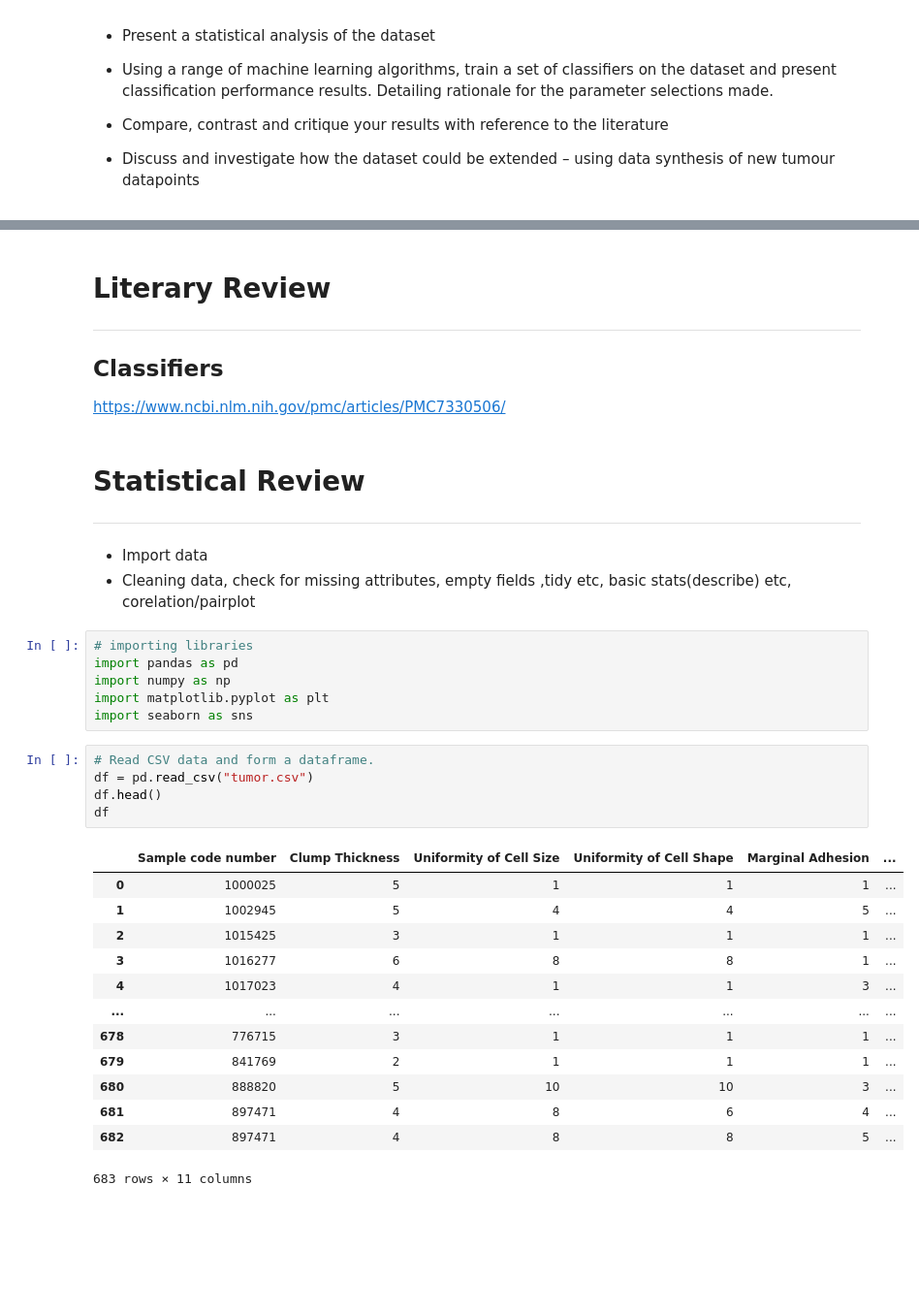
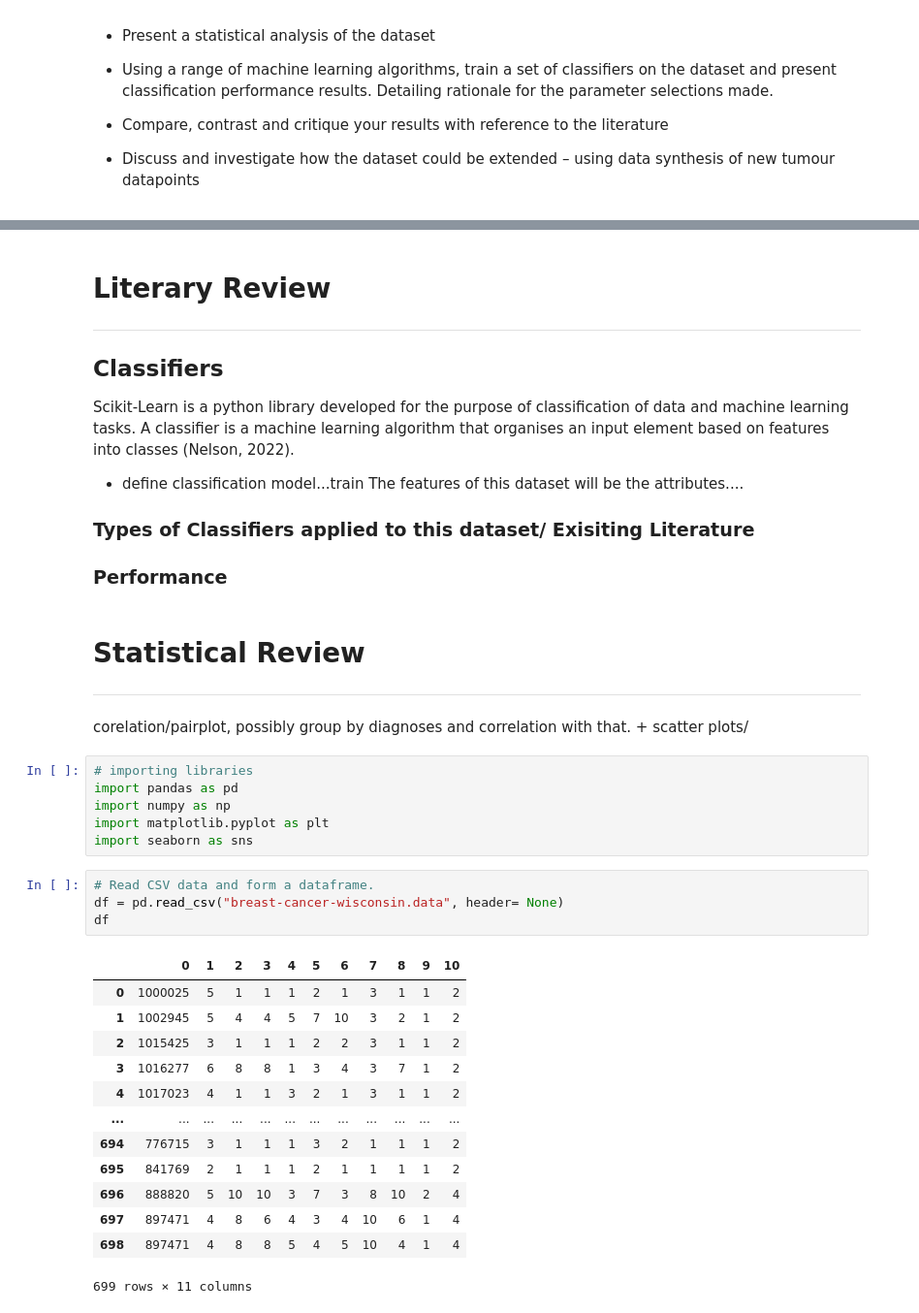
Before and after one commit to kalamkitty/ProgDA_project-2, a Jupyter notebook: PDFA Project 2.ipynb, the cells around one changed output, grey strips where cells are left out. Shown at 97% size. Cells and saved outputs as stored; diff of their text form; blank space fills up the shorter version.

Commit message:
added more to stat analysis, updated data set

```diff
--- a/PDFA Project 2.ipynb
+++ b/PDFA Project 2.ipynb
@@ -50,13 +52,18 @@ I have downloaded the dataset from Kaggle. [Link](https://www.kaggle.com/dataset
 ***
 
 ## Classifiers
+Scikit-Learn is a python library developed for the purpose of classification of data and machine learning tasks. A classifier is a machine learning algorithm that organises an input element based on features into classes (Nelson, 2022).
 
-https://www.ncbi.nlm.nih.gov/pmc/articles/PMC7330506/
+* define classification model...train
+The features of this dataset will be the attributes....
+
+### Types of Classifiers applied to this dataset/ Exisiting Literature
+
+### Performance
 # %% [markdown]
 # Statistical Review
 ***
-- Import data
-- Cleaning data, check for missing attributes, empty fields ,tidy etc, basic stats(describe) etc, corelation/pairplot
+corelation/pairplot, possibly group by diagnoses and correlation with that. + scatter plots/
 # %%
 # importing libraries
 import pandas as pd
@@ -65,20 +72,19 @@ import matplotlib.pyplot as plt
 import seaborn as sns
 # %%
 # Read CSV data and form a dataframe.
-df = pd.read_csv("tumor.csv")
-df.head()
+df = pd.read_csv("breast-cancer-wisconsin.data", header= None)
 df
 # %% [output]
-|  | Sample code number | Clump Thickness | Uniformity of Cell Size | Uniformity of Cell Shape | Marginal Adhesion | ... |
-| 0 | 1000025 | 5 | 1 | 1 | 1 | ... |
-| 1 | 1002945 | 5 | 4 | 4 | 5 | ... |
-| 2 | 1015425 | 3 | 1 | 1 | 1 | ... |
-| 3 | 1016277 | 6 | 8 | 8 | 1 | ... |
-| 4 | 1017023 | 4 | 1 | 1 | 3 | ... |
-| ... | ... | ... | ... | ... | ... | ... |
-| 678 | 776715 | 3 | 1 | 1 | 1 | ... |
-| 679 | 841769 | 2 | 1 | 1 | 1 | ... |
-| 680 | 888820 | 5 | 10 | 10 | 3 | ... |
-| 681 | 897471 | 4 | 8 | 6 | 4 | ... |
-| 682 | 897471 | 4 | 8 | 8 | 5 | ... |
+|  | 0 | 1 | 2 | 3 | 4 | 5 | 6 | 7 | 8 | 9 | 10 |
+| 0 | 1000025 | 5 | 1 | 1 | 1 | 2 | 1 | 3 | 1 | 1 | 2 |
+| 1 | 1002945 | 5 | 4 | 4 | 5 | 7 | 10 | 3 | 2 | 1 | 2 |
+| 2 | 1015425 | 3 | 1 | 1 | 1 | 2 | 2 | 3 | 1 | 1 | 2 |
+| 3 | 1016277 | 6 | 8 | 8 | 1 | 3 | 4 | 3 | 7 | 1 | 2 |
+| 4 | 1017023 | 4 | 1 | 1 | 3 | 2 | 1 | 3 | 1 | 1 | 2 |
+| ... | ... | ... | ... | ... | ... | ... | ... | ... | ... | ... | ... |
+| 694 | 776715 | 3 | 1 | 1 | 1 | 3 | 2 | 1 | 1 | 1 | 2 |
+| 695 | 841769 | 2 | 1 | 1 | 1 | 2 | 1 | 1 | 1 | 1 | 2 |
+| 696 | 888820 | 5 | 10 | 10 | 3 | 7 | 3 | 8 | 10 | 2 | 4 |
+| 697 | 897471 | 4 | 8 | 6 | 4 | 3 | 4 | 10 | 6 | 1 | 4 |
+| 698 | 897471 | 4 | 8 | 8 | 5 | 4 | 5 | 10 | 4 | 1 | 4 |
-683 rows × 11 columns
+699 rows × 11 columns
```
Also changed, not shown: parts of 24 cells of this notebook, 1 other file.
